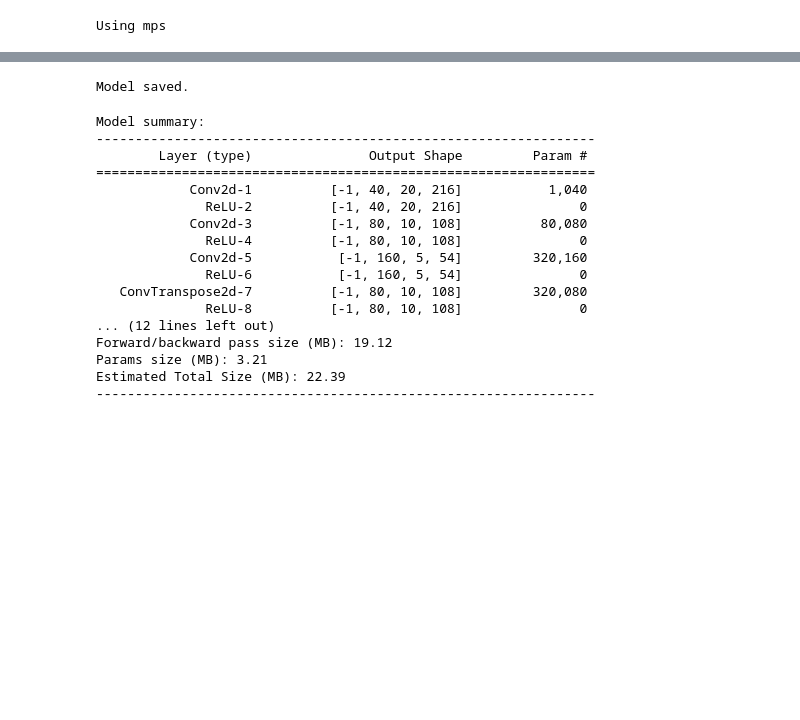
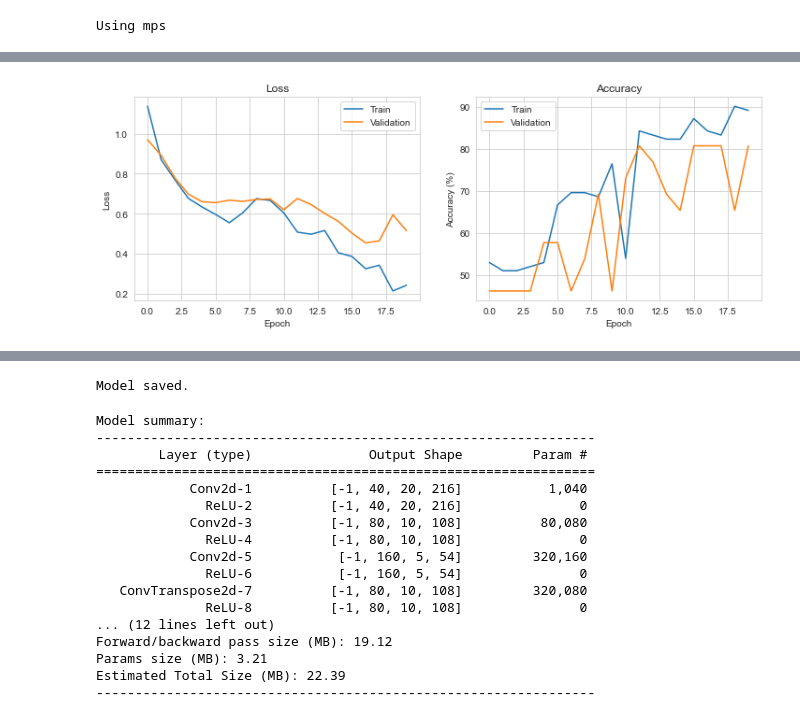
Before and after one commit to bergzain/speech-music-classification-unet, a Jupyter notebook: Code/train.ipynb, the cells around one changed output, grey strips where cells are left out. Saved outputs shown, nothing was run; the diff lists cells and outputs as text; code cells hidden in the pictures; blank space fills up the shorter version.

Commit message:
plot the loss and accuracy

```diff
--- a/Code/train.ipynb
+++ b/Code/train.ipynb
@@ -12,7 +12,7 @@ win_length = None # window length
 # Training parameters
 batch_size = 16
 learning_rate = 0.001
-num_epochs = 50
+num_epochs = 20
 # %%
 import os
 import torch
@@ -248,0 +274,23 @@ Validation Accuracy: 80.77%
+# %%
+# Plotting
+fig, (ax1, ax2) = plt.subplots(1, 2, figsize=(12, 4))
+
+# Loss
+ax1.plot(train_losses, label='Train')
+ax1.plot(val_losses, label='Validation')
+ax1.set_title('Loss')
+ax1.set_xlabel('Epoch')
+ax1.set_ylabel('Loss')
+ax1.legend()
+
+# Accuracy
+ax2.plot(train_accuracies, label='Train')
+ax2.plot(val_accuracies, label='Validation')
+ax2.set_title('Accuracy')
+ax2.set_xlabel('Epoch')
+ax2.set_ylabel('Accuracy (%)')
+ax2.legend()
+
+plt.show()
+# %% [output]
+[figure, added]
```
Also changed, not shown: parts of 6 cells of this notebook, 2 other files.
